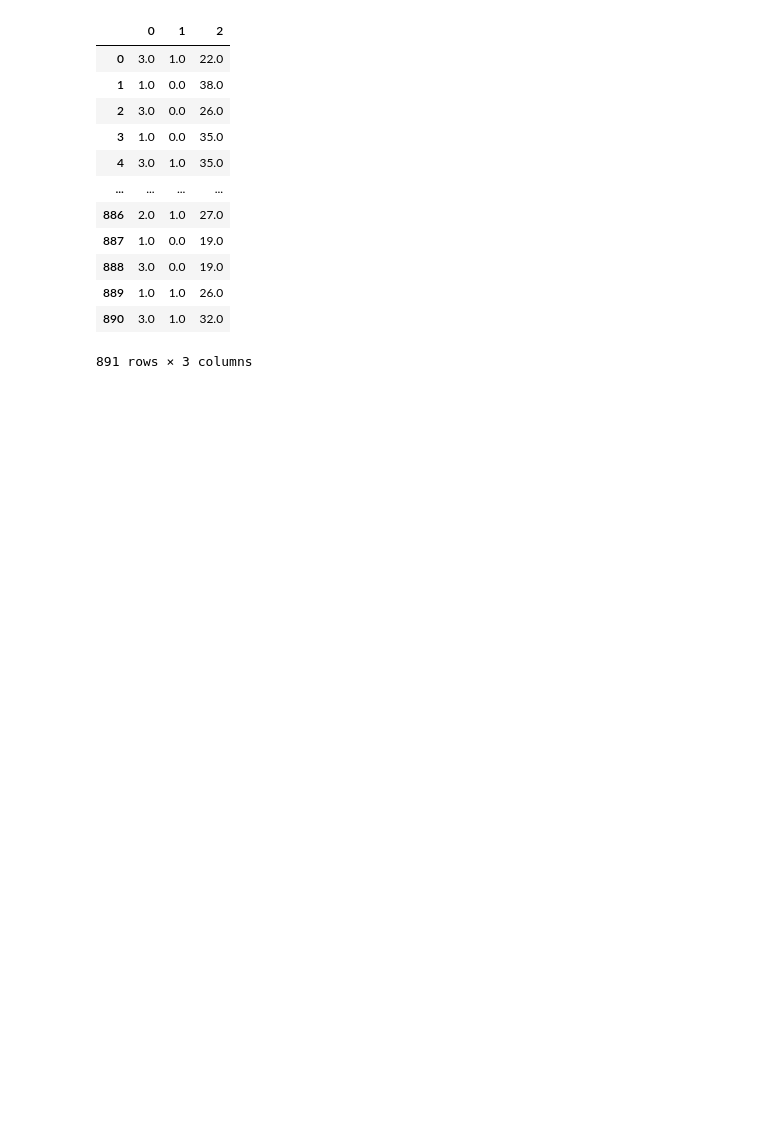
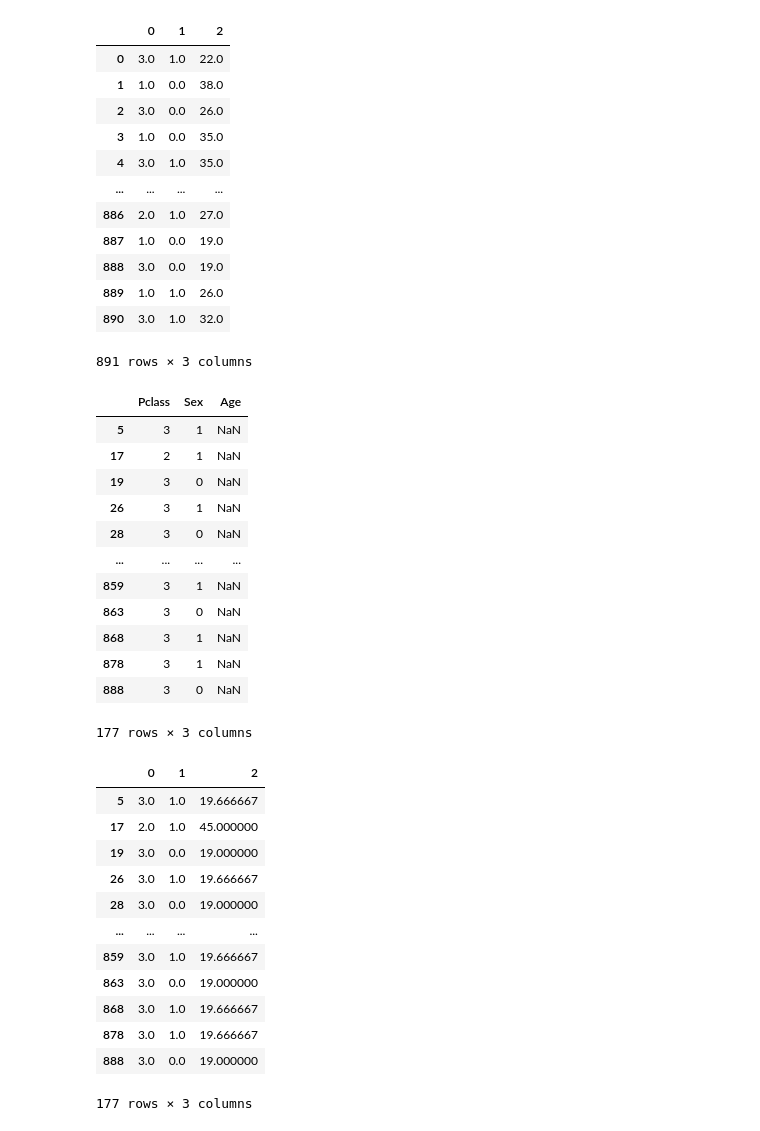
Before and after one commit to Milagros-cucu/ML100Days, a Jupyter notebook: Homework/D37 EDA 作業.ipynb, the cells around one changed output. Drawn from its saved outputs; the diff is of its cells as text; code cells hidden in the pictures; blank space fills up the shorter version.

```diff
--- a/Homework/D37 EDA 作業.ipynb
+++ b/Homework/D37 EDA 作業.ipynb
@@ -112,3 +135,35 @@ display(df_filled)
 | 889 | 1.0 | 1.0 | 26.0 |
 | 890 | 3.0 | 1.0 | 32.0 |
 891 rows × 3 columns
+# %%
+#只呈現有遺失值的資料
+display(data[missing_index.values==True])
+#只呈現有遺失值的資料-呈現補值的結果
+display(df_filled[missing_index.values==True])
+# %% [output]
+|  | Pclass | Sex | Age |
+| 5 | 3 | 1 | NaN |
+| 17 | 2 | 1 | NaN |
+| 19 | 3 | 0 | NaN |
+| 26 | 3 | 1 | NaN |
+| 28 | 3 | 0 | NaN |
+| ... | ... | ... | ... |
+| 859 | 3 | 1 | NaN |
+| 863 | 3 | 0 | NaN |
+| 868 | 3 | 1 | NaN |
+| 878 | 3 | 1 | NaN |
+| 888 | 3 | 0 | NaN |
+177 rows × 3 columns
+|  | 0 | 1 | 2 |
+| 5 | 3.0 | 1.0 | 19.666667 |
+| 17 | 2.0 | 1.0 | 45.000000 |
+| 19 | 3.0 | 0.0 | 19.000000 |
+| 26 | 3.0 | 1.0 | 19.666667 |
+| 28 | 3.0 | 0.0 | 19.000000 |
+| ... | ... | ... | ... |
+| 859 | 3.0 | 1.0 | 19.666667 |
+| 863 | 3.0 | 0.0 | 19.000000 |
+| 868 | 3.0 | 1.0 | 19.666667 |
+| 878 | 3.0 | 1.0 | 19.666667 |
+| 888 | 3.0 | 0.0 | 19.000000 |
+177 rows × 3 columns
```
Also changed, not shown: parts of 3 cells of this notebook.
